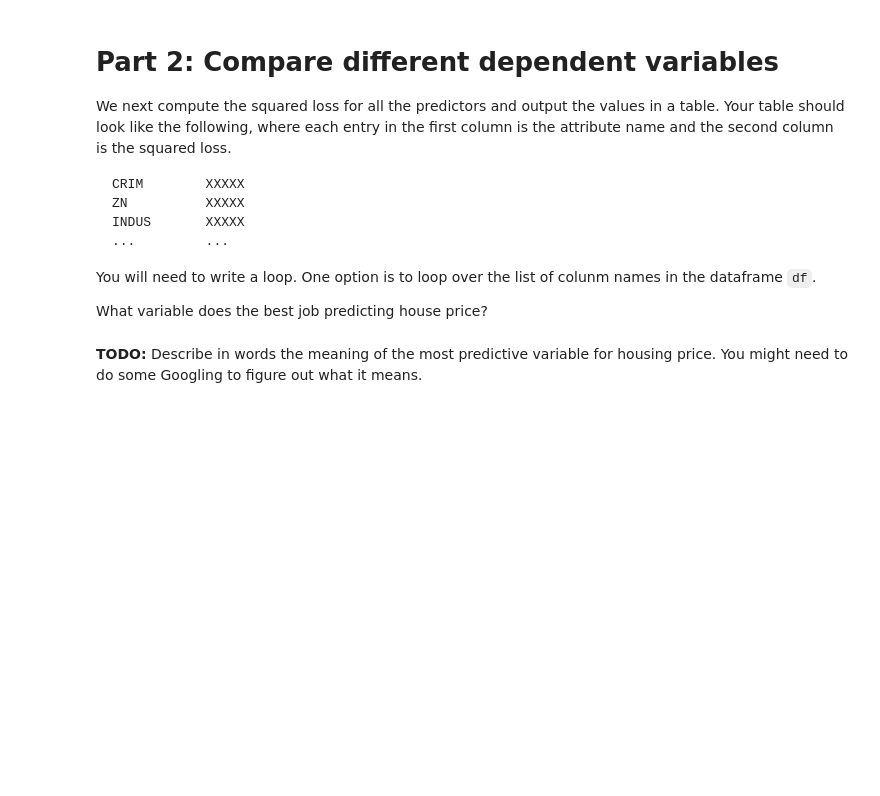
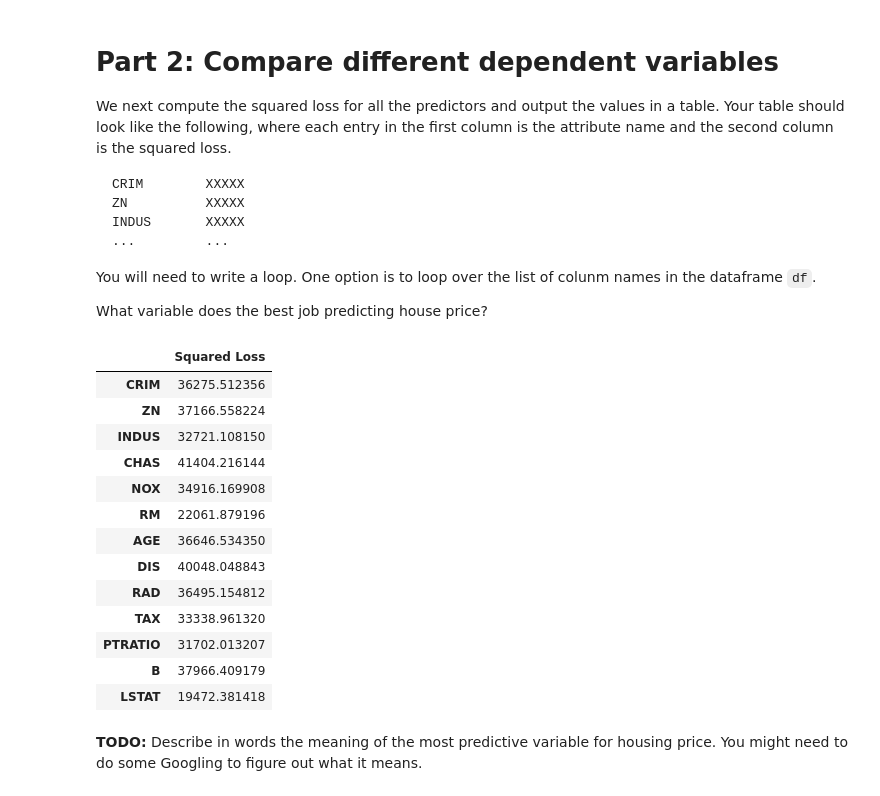
Before and after one commit to VishalShah1999/Machine-Learning, a Jupyter notebook: lab1.ipynb, the cells around one changed output. Cells and saved outputs as stored; diff of their text form; code cells hidden in the pictures; blank space fills up the shorter version.

```diff
--- a/lab1.ipynb
+++ b/lab1.ipynb
@@ -181,3 +175,43 @@ What variable does the best job predicting house price?
+# %%
+# TODO
+def fit_linear_all(x,y):
+    """
+    Given vectors of data points (x,y), performs a fit for the linear model:
+       y = beta0 + beta1*x,
+    The function returns beta0, beta1, and loss, where loss is the sum-of-squares loss of.
+    """
+    # TODO complete the following code
+    xm = np.mean(x)
+    ym = np.mean(y)
+    syx = np.mean((y-ym)*(x-xm))
+    sxx = np.mean((x-xm)**2)
+    syy = np.mean((x-xm)**2)
+    beta1 = syx/sxx
+    beta0 = ym - beta1*xm
+    yhat=beta0+beta1*x
+    loss = np.sum((y-yhat)**2)
+    return loss
+# %%
+result = {}
+for i in df.columns[:-1]:
+  result[i] = fit_linear_all(df[i].values,y)
+final_result = pd.DataFrame.from_dict(result, orient='index', columns=['Squared Loss'])
+final_result
+# %% [output]
+|  | Squared Loss |
+| CRIM | 36275.512356 |
+| ZN | 37166.558224 |
+| INDUS | 32721.108150 |
+| CHAS | 41404.216144 |
+| NOX | 34916.169908 |
+| RM | 22061.879196 |
+| AGE | 36646.534350 |
+| DIS | 40048.048843 |
+| RAD | 36495.154812 |
+| TAX | 33338.961320 |
+| PTRATIO | 31702.013207 |
+| B | 37966.409179 |
+| LSTAT | 19472.381418 |
 # %% [markdown]
 **TODO:** Describe in words the meaning of the most predictive variable for housing price. You might need to do some Googling to figure out what it means.
 # %% [markdown]
```
Also changed, not shown: parts of 5 cells of this notebook.
